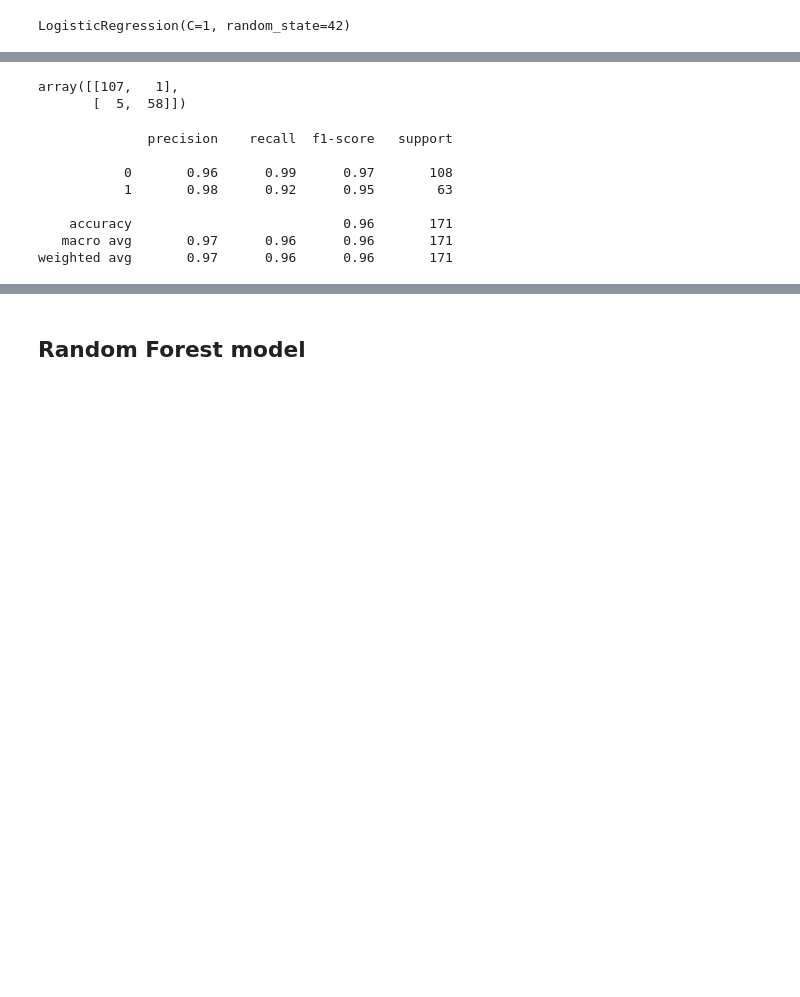
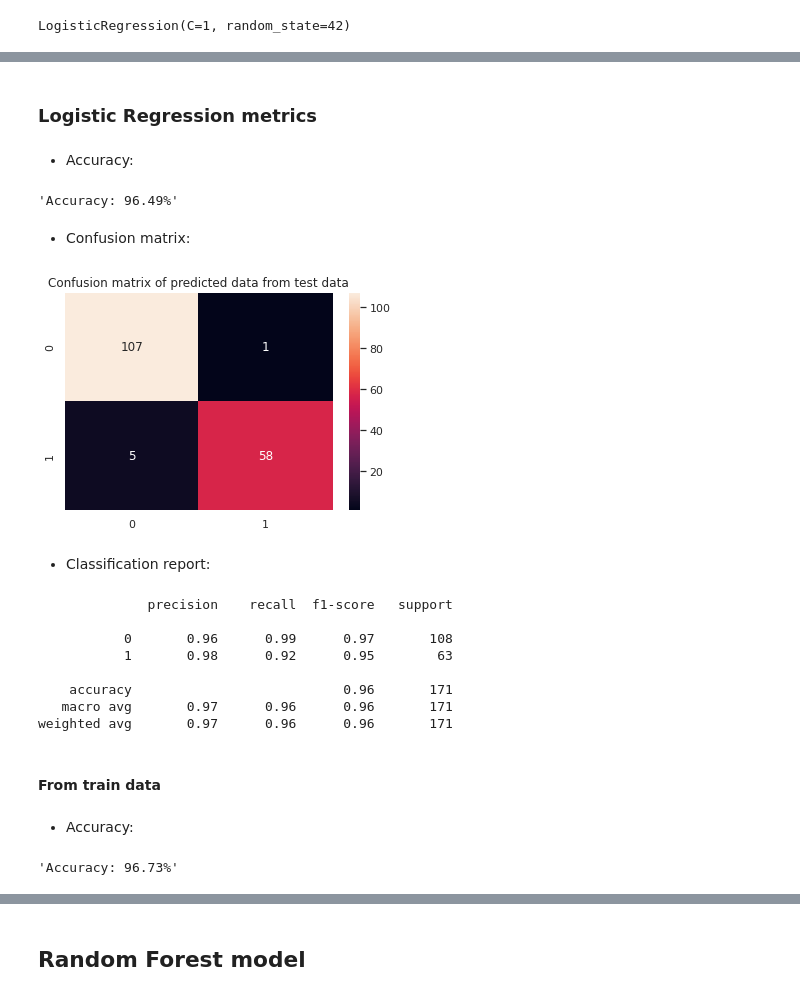
Before and after one commit to DamodaraBarbosa/machine_learning_studies, a Jupyter notebook: Breast_Cancer_Prediction.ipynb, the cells around one changed output, grey strips where cells are left out. Saved outputs shown, nothing was run; the diff lists cells and outputs as text; code cells hidden in the pictures; blank space fills up the shorter version.

```diff
--- a/Breast_Cancer_Prediction.ipynb
+++ b/Breast_Cancer_Prediction.ipynb
@@ -670,2 +734,2 @@ LogisticRegression(C=1, random_state=42)
 # %%
-y_predict = lr.predict(X_test)
+y_lr_predict = lr.predict(X_test)
@@ -676,6 +736,19 @@ accuracy_score(y_test, y_predict)
-# %%
-confusion_matrix(y_test, y_predict)
-# %% [output]
-array([[107,   1],
-       [  5,  58]])
+# %% [markdown]
+### Logistic Regression metrics
+# %% [markdown]
+* Accuracy:
+# %%
+f'Accuracy: {round(accuracy_score(y_test, y_lr_predict) * 100, 2)}%'
+# %% [output]
+'Accuracy: 96.49%'
+# %% [markdown]
+* Confusion matrix:
+# %%
+ax = sns.heatmap(confusion_matrix(y_test, y_lr_predict), annot= True, fmt= 'g')
+ax.set_title('Confusion matrix of predicted data from test data')
+plt.show()
+# %% [output]
+[figure, added]
+# %% [markdown]
+* Classification report:
 # %%
@@ -689,3 +762,5 @@ print(classification_report(y_test, y_predict))
     accuracy                           0.96       171
    macro avg       0.97      0.96      0.96       171
 weighted avg       0.97      0.96      0.96       171
+# %% [markdown]
+#### From train data
@@ -691,0 +769,6 @@ weighted avg       0.97      0.96      0.96       171
+# %% [markdown]
+* Accuracy:
+# %%
+f'Accuracy: {round(accuracy_score(y_train, y_lr_train_predict) * 100, 2)}%'
+# %% [output]
+'Accuracy: 96.73%'
```
Also changed, not shown: parts of 66 cells of this notebook.
